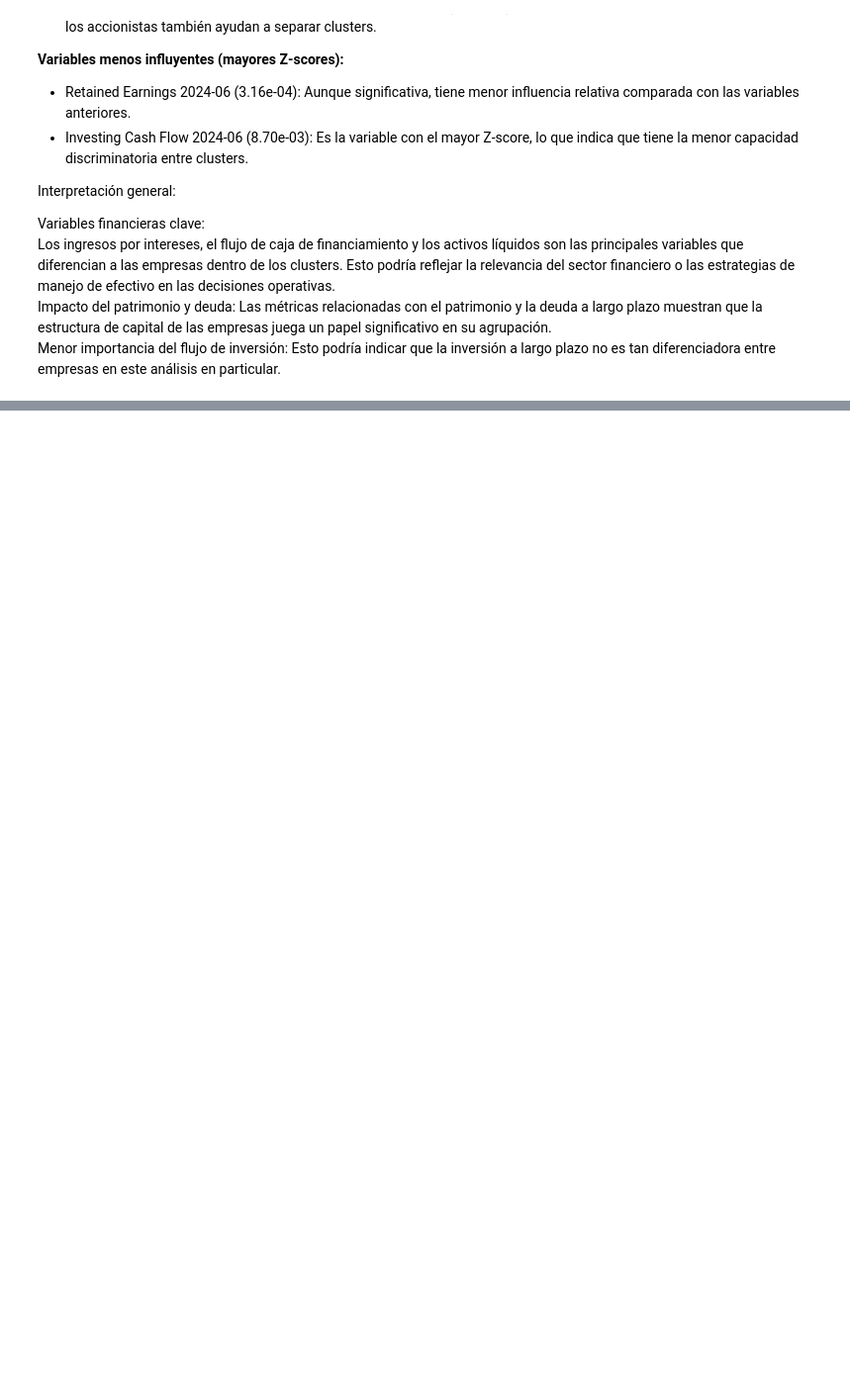
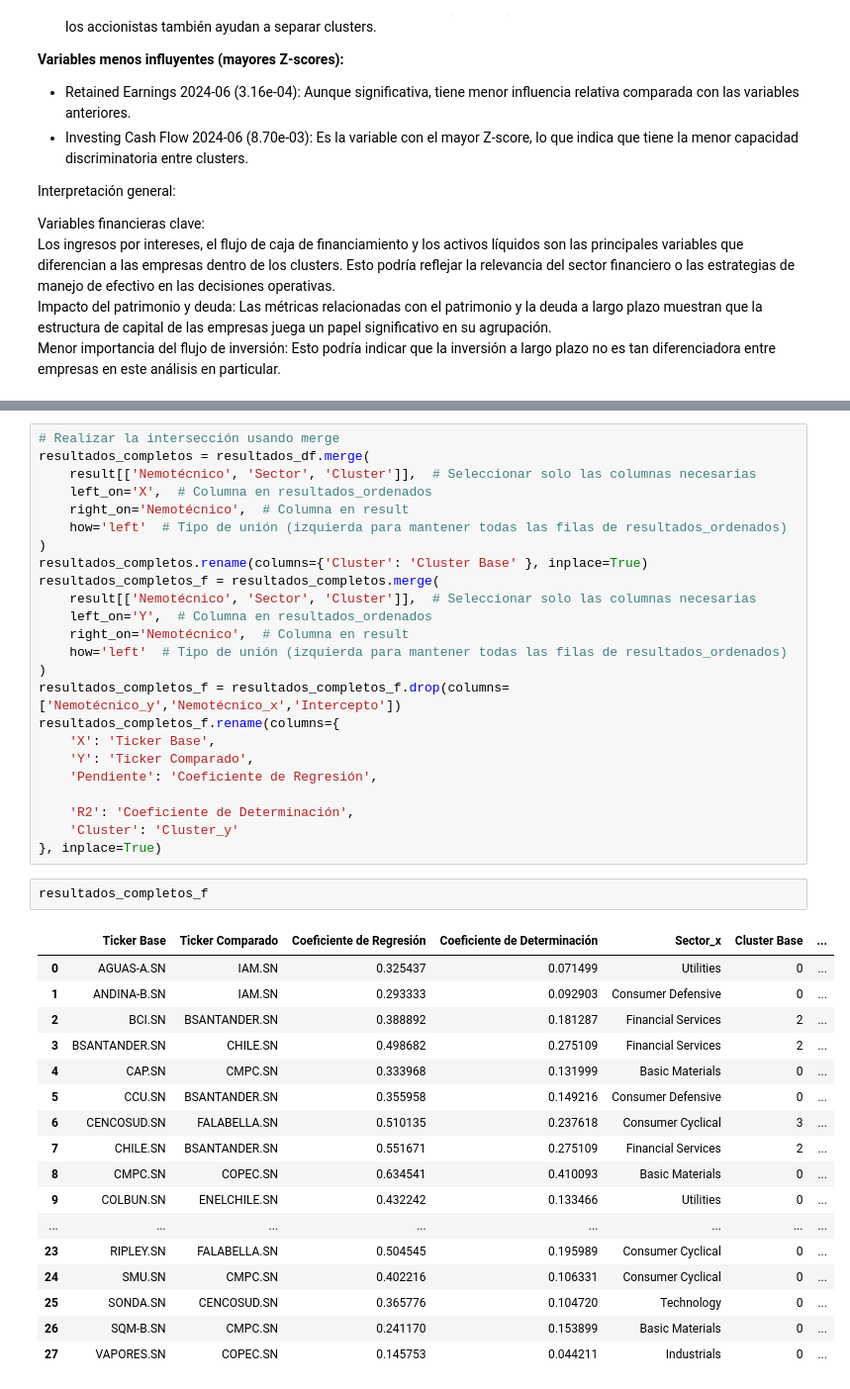
Before and after one commit to pabliacci/Finance-python, a Jupyter notebook: IPSA_data_analisis.ipynb, the cells around one changed output, grey strips where cells are left out. Shown at 99% size. Drawn from its saved outputs; the diff is of its cells as text; blank space fills up the shorter version.

```diff
--- a/IPSA_data_analisis.ipynb
+++ b/IPSA_data_analisis.ipynb
@@ -852,0 +948,44 @@ Menor importancia del flujo de inversión: Esto podría indicar que la inversió
+# %%
+# Realizar la intersección usando merge
+resultados_completos = resultados_df.merge(
+    result[['Nemotécnico', 'Sector', 'Cluster']],  # Seleccionar solo las columnas necesarias
+    left_on='X',  # Columna en resultados_ordenados
+    right_on='Nemotécnico',  # Columna en result
+    how='left'  # Tipo de unión (izquierda para mantener todas las filas de resultados_ordenados)
+)
+resultados_completos.rename(columns={'Cluster': 'Cluster Base' }, inplace=True)
+resultados_completos_f = resultados_completos.merge(
+    result[['Nemotécnico', 'Sector', 'Cluster']],  # Seleccionar solo las columnas necesarias
+    left_on='Y',  # Columna en resultados_ordenados
+    right_on='Nemotécnico',  # Columna en result
+    how='left'  # Tipo de unión (izquierda para mantener todas las filas de resultados_ordenados)
+)
+resultados_completos_f = resultados_completos_f.drop(columns=['Nemotécnico_y','Nemotécnico_x','Intercepto'])
+resultados_completos_f.rename(columns={
+    'X': 'Ticker Base',
+    'Y': 'Ticker Comparado',
+    'Pendiente': 'Coeficiente de Regresión',
+
+    'R2': 'Coeficiente de Determinación',
+    'Cluster': 'Cluster_y'
+}, inplace=True)
+# %%
+resultados_completos_f
+# %% [output]
+|  | Ticker Base | Ticker Comparado | Coeficiente de Regresión | Coeficiente de Determinación | Sector_x | Cluster Base | ... |
+| 0 | AGUAS-A.SN | IAM.SN | 0.325437 | 0.071499 | Utilities | 0 | ... |
+| 1 | ANDINA-B.SN | IAM.SN | 0.293333 | 0.092903 | Consumer Defensive | 0 | ... |
+| 2 | BCI.SN | BSANTANDER.SN | 0.388892 | 0.181287 | Financial Services | 2 | ... |
+| 3 | BSANTANDER.SN | CHILE.SN | 0.498682 | 0.275109 | Financial Services | 2 | ... |
+| 4 | CAP.SN | CMPC.SN | 0.333968 | 0.131999 | Basic Materials | 0 | ... |
+| 5 | CCU.SN | BSANTANDER.SN | 0.355958 | 0.149216 | Consumer Defensive | 0 | ... |
+| 6 | CENCOSUD.SN | FALABELLA.SN | 0.510135 | 0.237618 | Consumer Cyclical | 3 | ... |
+| 7 | CHILE.SN | BSANTANDER.SN | 0.551671 | 0.275109 | Financial Services | 2 | ... |
+| 8 | CMPC.SN | COPEC.SN | 0.634541 | 0.410093 | Basic Materials | 0 | ... |
+| 9 | COLBUN.SN | ENELCHILE.SN | 0.432242 | 0.133466 | Utilities | 0 | ... |
+| ... | ... | ... | ... | ... | ... | ... | ... |
+| 23 | RIPLEY.SN | FALABELLA.SN | 0.504545 | 0.195989 | Consumer Cyclical | 0 | ... |
+| 24 | SMU.SN | CMPC.SN | 0.402216 | 0.106331 | Consumer Cyclical | 0 | ... |
+| 25 | SONDA.SN | CENCOSUD.SN | 0.365776 | 0.104720 | Technology | 0 | ... |
+| 26 | SQM-B.SN | CMPC.SN | 0.241170 | 0.153899 | Basic Materials | 0 | ... |
+| 27 | VAPORES.SN | COPEC.SN | 0.145753 | 0.044211 | Industrials | 0 | ... |
```
Also changed, not shown: parts of 8 cells of this notebook.
